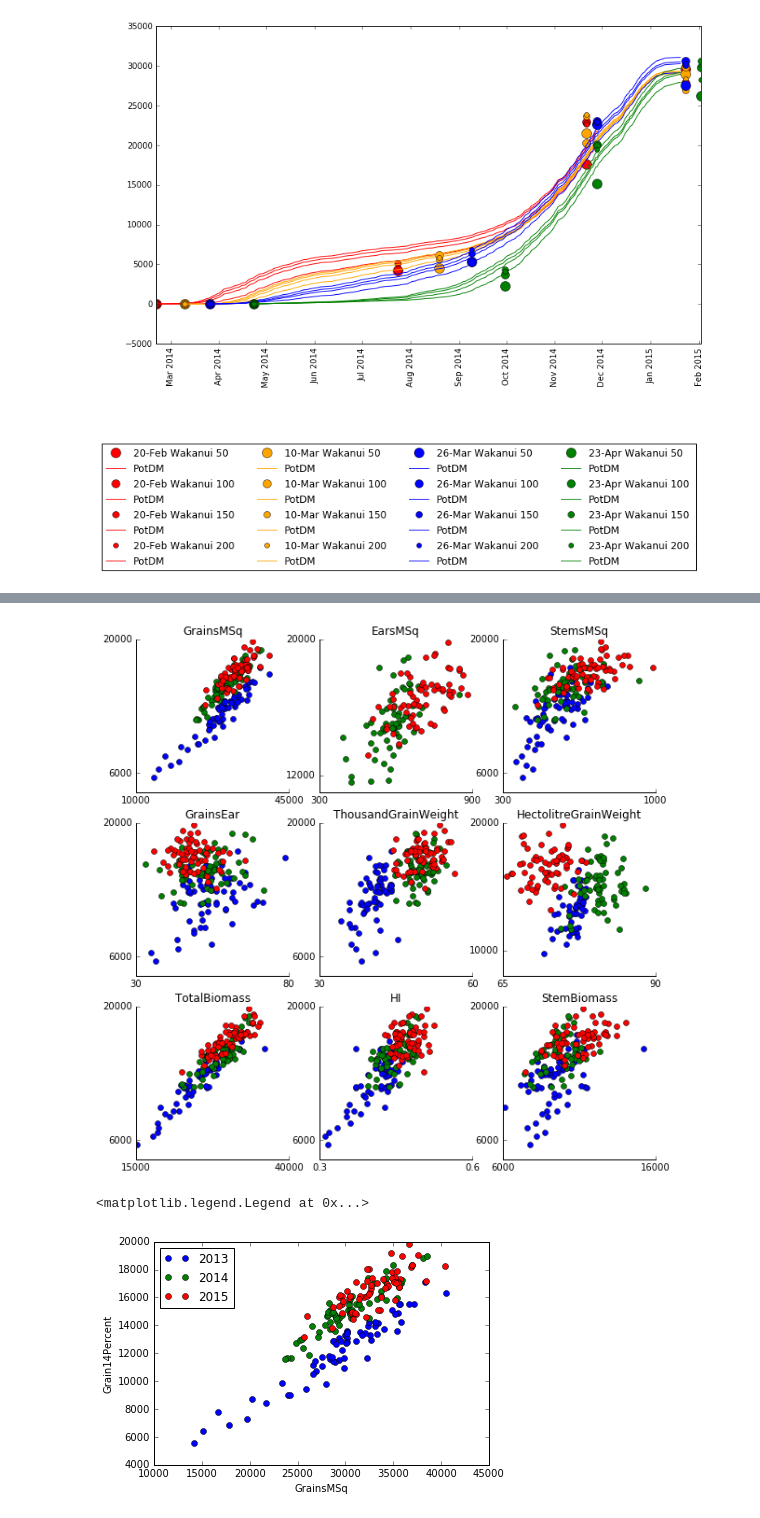
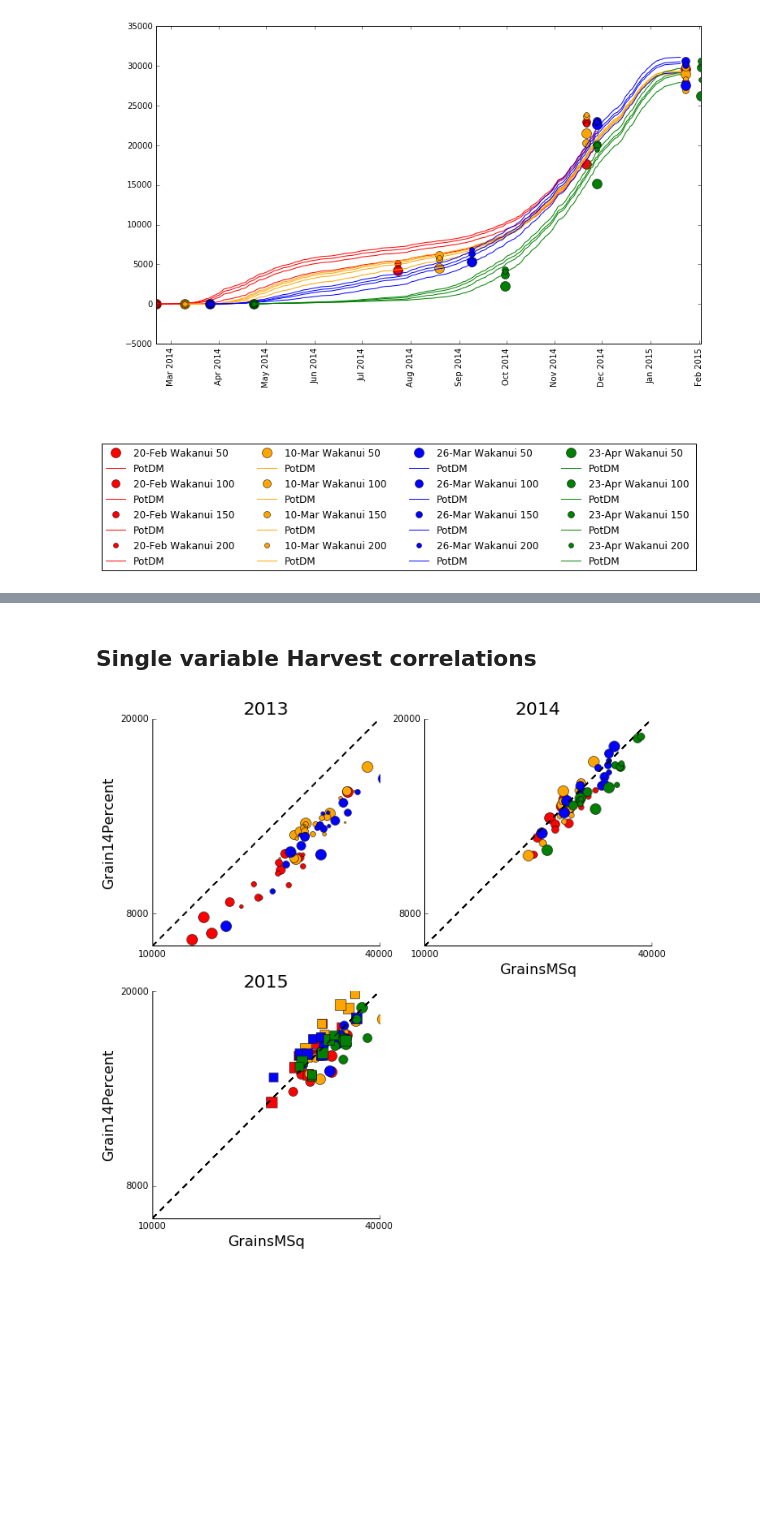
Before and after one commit to HamishBrownPFR/2020, a Jupyter notebook: CombinedAnalysis.ipynb, the cells around one changed output, grey strips where cells are left out. Drawn from its saved outputs; the diff is of its cells as text; code cells hidden in the pictures; blank space fills up the shorter version.

```diff
--- a/CombinedAnalysis.ipynb
+++ b/CombinedAnalysis.ipynb
@@ -150,16 +108,0 @@ def SetLineSymbols(Index):
-# %%
-def SetSymbols(Index):
-    Colors = ['red','orange','blue','green']
-    Markers = ['o','s','^','*']
-    Sizes = [12,10,8,6,4,2]
-    Demarkers = [Colors, Markers, Sizes]
-    DemarkerIndex = []
-    FactorNumber = 0
-    for Fact in Index.columns:
-        LevelList = GraphTreats.ix[:,Fact].drop_duplicates().values
-        FactorLevels = LevelList.size
-        LevelDemarkers = Demarkers[FactorNumber][0:FactorLevels]
-        LevelPairs = pd.Series(data=LevelDemarkers, index=LevelList)
-        DemarkerIndex.append(LevelPairs)
-        FactorNumber +=1
-    return DemarkerIndex
@@ -394,44 +389,8 @@ for Component in ComponentPairs:
-# %%
-ComponentPairs = [['GrainsMSq','Grain14Percent'],
-                  ['EarsMSq','Grain14Percent'],
-                  ['StemsMSq','Grain14Percent'],
-                  ['GrainsEar','Grain14Percent'],
-                  ['ThousandGrainWeight','Grain14Percent'],
-                  ['HectolitreGrainWeight','Grain14Percent'],
-                  ['TotalBiomass','Grain14Percent'],
-                  ['HI','Grain14Percent'],
-                  ['StemBiomass','Grain14Percent']]
-Graph = plt.figure(figsize=(10,10))
-pos = 1
-for Component in ComponentPairs:
-    Ax = Graph.add_subplot(3,3,pos)
-    Ax.spines['right'].set_visible(False)
-    Ax.spines['top'].set_visible(False)
-    plt.tick_params(axis='x', which='both', bottom='on',top='off', labelbottom='on')
-    plt.tick_params(axis='y', which='both', left='on',right='off', labelbottom='on')
-    for Year in YearList:
-        XData = IndexedData.ix[Year,Component[0]]
-        YData = IndexedData.ix[Year,Component[1]]
-        plt.plot(XData,YData,'o',label=Year)
-        #plt.ylabel(Component[1])
-        plt.title(Component[0])
-    Ax.set_xticks([Ax.get_xticks()[0],Ax.get_xticks()[-1]])
-    Ax.set_yticks([Ax.get_yticks()[1],Ax.get_yticks()[-1]])
-    #plt.legend(loc=2)
-    pos+=1
-# %% [output]
-[figure, removed]
-# %%
-XVar = 'GrainsMSq'
-YVar = 'Grain14Percent'
-Graph = plt.figure()
-for Year in YearList:
-    XData = IndexedData.ix[Year,XVar]
-    YData = IndexedData.ix[Year,YVar]
-    plt.plot(XData,YData,'o',label=Year)
-    plt.ylabel(YVar)
-    plt.xlabel(XVar)
-plt.legend(loc=2)
-# %% [output]
-<matplotlib.legend.Legend at 0x...>
-[figure, removed]
+# %% [markdown]
+## Single variable Harvest correlations
+# %%
+XVar = 'GrainsMSq'
+YVar = 'Grain14Percent'
+MakeSingleVariableRegression(XVar,YVar)
+# %% [output]
+[figure, added]
```
Also changed, not shown: parts of 34 cells of this notebook.
